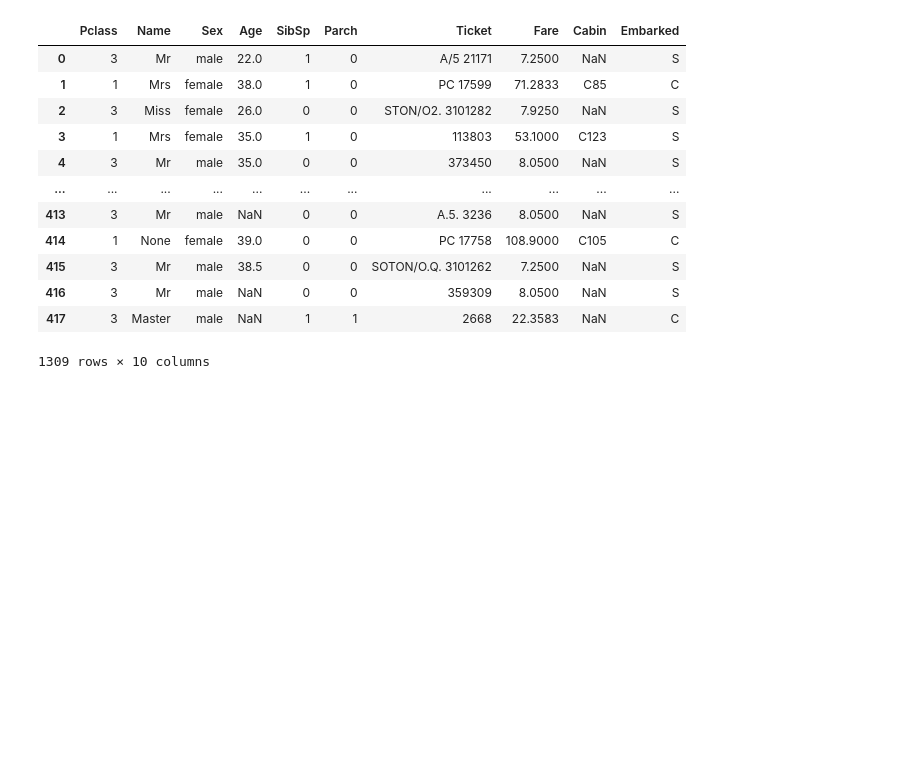
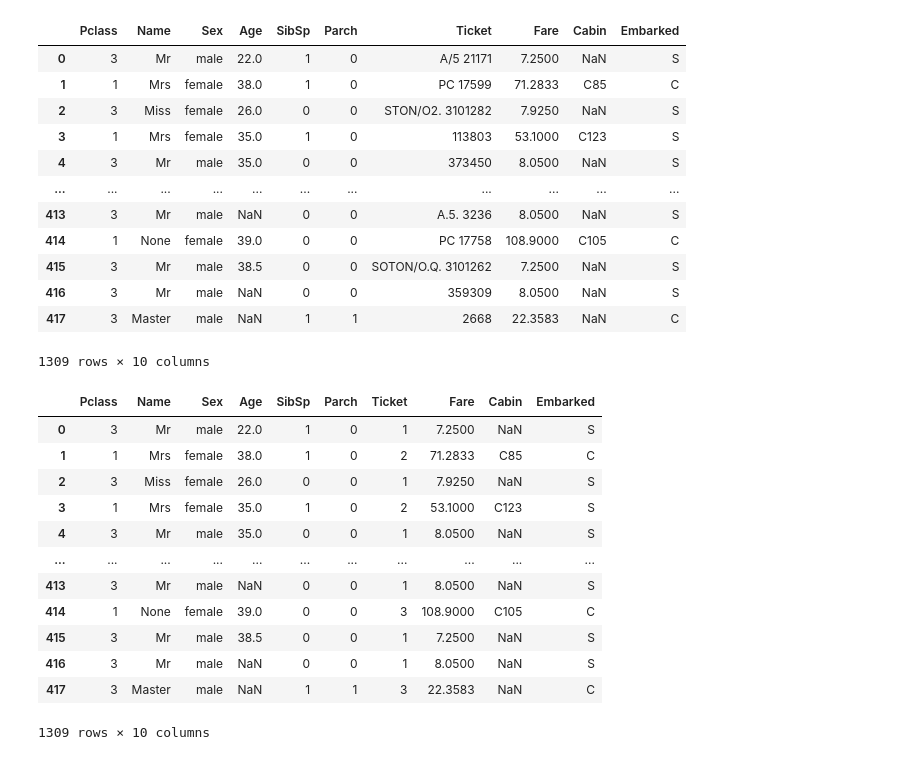
Before and after one commit to Syilun/TibameAI04, a Jupyter notebook: Titanic.ipynb, the cells around one changed output. Saved outputs shown, nothing was run; the diff lists cells and outputs as text; code cells hidden in the pictures; blank space fills up the shorter version.

```diff
--- a/Titanic.ipynb
+++ b/Titanic.ipynb
@@ -210,3 +210,25 @@ datas
 | 416 | 3 | Mr | male | NaN | 0 | 0 | 359309 | 8.0500 | NaN | S |
 | 417 | 3 | Master | male | NaN | 1 | 1 | 2668 | 22.3583 | NaN | C |
 1309 rows × 10 columns
+# %%
+v = datas['Ticket'].value_counts()
+def ticket(t):
+  global v
+  return v[t]
+datas['Ticket'].apply(ticket)
+datas['Ticket'] = datas['Ticket'].apply(ticket)
+datas
+# %% [output]
+|  | Pclass | Name | Sex | Age | SibSp | Parch | Ticket | Fare | Cabin | Embarked |
+| 0 | 3 | Mr | male | 22.0 | 1 | 0 | 1 | 7.2500 | NaN | S |
+| 1 | 1 | Mrs | female | 38.0 | 1 | 0 | 2 | 71.2833 | C85 | C |
+| 2 | 3 | Miss | female | 26.0 | 0 | 0 | 1 | 7.9250 | NaN | S |
+| 3 | 1 | Mrs | female | 35.0 | 1 | 0 | 2 | 53.1000 | C123 | S |
+| 4 | 3 | Mr | male | 35.0 | 0 | 0 | 1 | 8.0500 | NaN | S |
+| ... | ... | ... | ... | ... | ... | ... | ... | ... | ... | ... |
+| 413 | 3 | Mr | male | NaN | 0 | 0 | 1 | 8.0500 | NaN | S |
+| 414 | 1 | None | female | 39.0 | 0 | 0 | 3 | 108.9000 | C105 | C |
+| 415 | 3 | Mr | male | 38.5 | 0 | 0 | 1 | 7.2500 | NaN | S |
+| 416 | 3 | Mr | male | NaN | 0 | 0 | 1 | 8.0500 | NaN | S |
+| 417 | 3 | Master | male | NaN | 1 | 1 | 3 | 22.3583 | NaN | C |
+1309 rows × 10 columns
```
Also changed, not shown: parts of 6 cells of this notebook.
